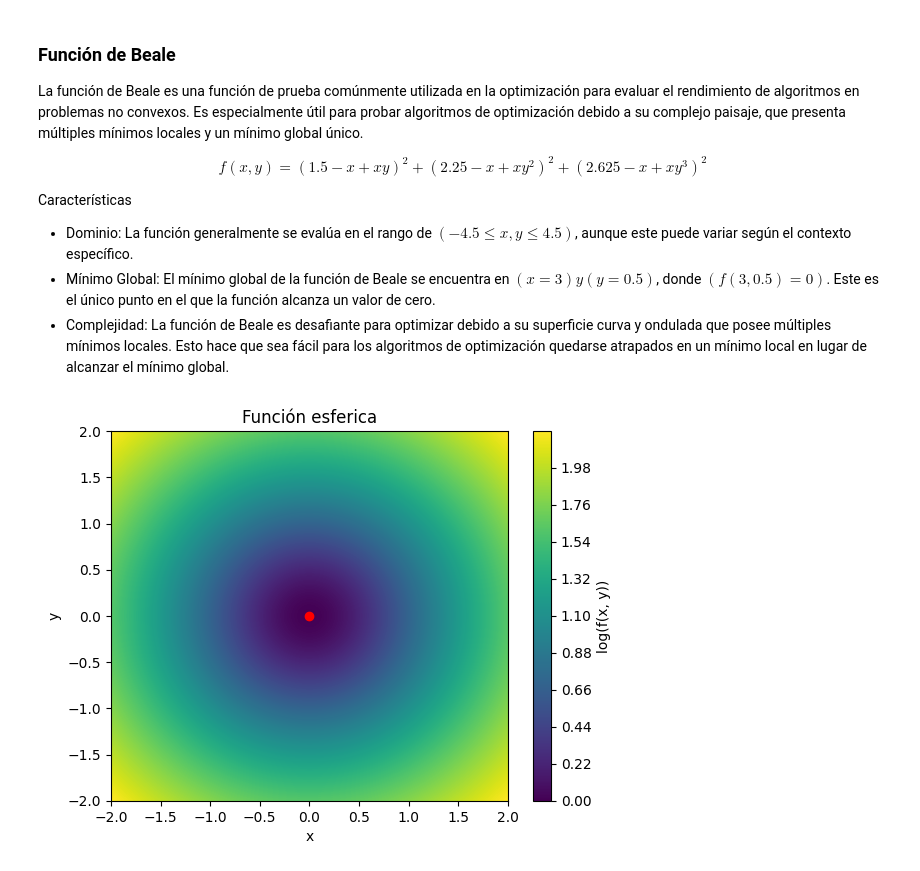
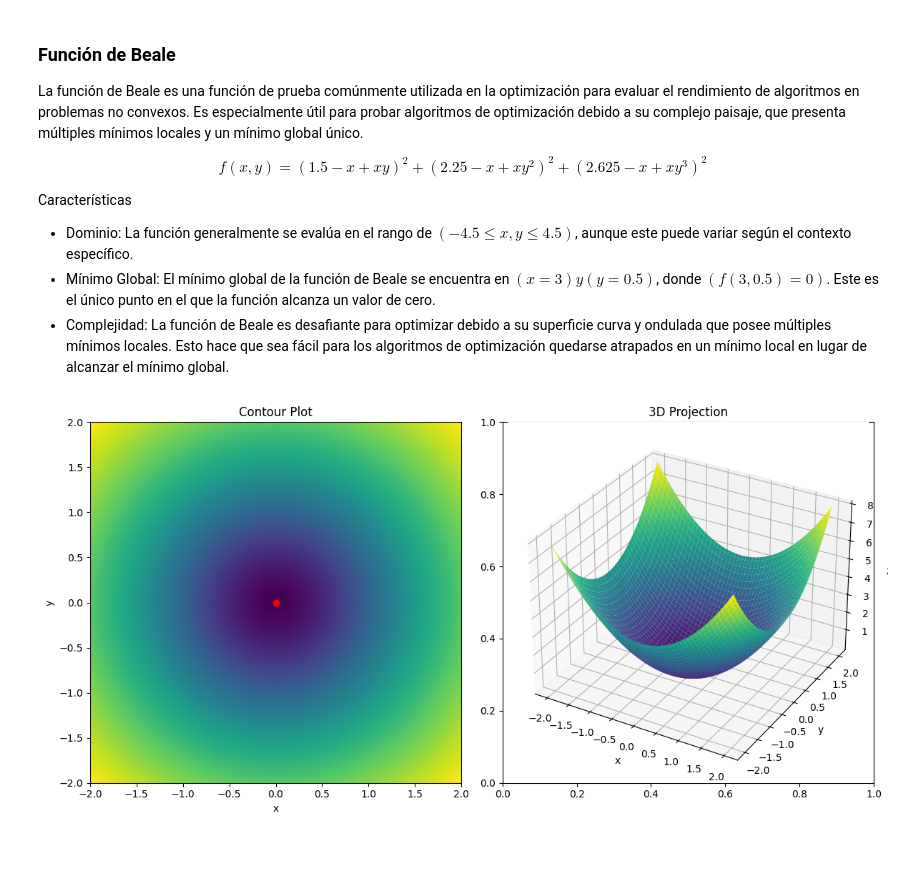
Before and after one commit to irvingvasquez/cv2course_intro_nn, a Jupyter notebook: 21_opt_gradiente_2d.ipynb, the cells around one changed output. Cells and saved outputs as stored; diff of their text form; code cells hidden in the pictures.

Commit message:
plot the optimization problem as 3d projection

```diff
--- a/21_opt_gradiente_2d.ipynb
+++ b/21_opt_gradiente_2d.ipynb
@@ -40,4 +30,10 @@ y = np.linspace(problem.min_y, problem.max_y, 100)
 # %%
+#problem = nni.BealeProblem()
+problem = nni.SphereProblem()
+
+x = np.linspace(problem.min_x, problem.max_x, 100)
+y = np.linspace(problem.min_y, problem.max_y, 100)
+
 # Create a meshgrid of x and y values
 X, Y = np.meshgrid(x, y)
 
@@ -45,23 +41,30 @@ X, Y = np.meshgrid(x, y)
 Z = problem.function(X, Y)
 # Applying a logarithmic transformation to Z values
 Z_log = np.log(Z + 1)  # Adding 1 to avoid taking log of zero
-
-# Create a 2D plot of the function
-plt.contourf(X, Y, Z_log, levels=1000, cmap='viridis')
-plt.plot(problem.optimal_params[0], problem.optimal_params[1], 'ro')
-plt.colorbar().set_label('log(f(x, y))')
-#plt.colorbar()
-
-# Add labels and title to the plot
-plt.xlabel('x')
-plt.ylabel('y')
-plt.title(problem.name)
-
-
-# Show the plot
-plt.show()
-# %% [output]
-[figure, removed]
+# %%
+# Create a figure with two subplots
+fig, (ax1, ax2) = plt.subplots(1, 2, figsize=(12, 6))
+
+# Plot the contour plot in the first subplot
+ax1.contourf(X, Y, Z_log, levels=1000, cmap='viridis')
+ax1.plot(problem.optimal_params[0], problem.optimal_params[1], 'ro')
+ax1.set_xlabel('x')
+ax1.set_ylabel('y')
+ax1.set_title('Contour Plot')
+
+# Plot the 3D projection in the second subplot
+ax2 = fig.add_subplot(122, projection='3d')
+ax2.plot_surface(X, Y, Z, cmap='viridis')
+ax2.set_xlabel('x')
+ax2.set_ylabel('y')
+ax2.set_zlabel('z')
+ax2.set_title('3D Projection')
+
+# Adjust the layout and display the plot
+plt.tight_layout()
+plt.show()
+# %% [output]
+[figure, added]
 # %%
 class Optimizer:
     def __init__(self, tolerance=1e-5):
```
Also changed, not shown: parts of 5 cells of this notebook.
